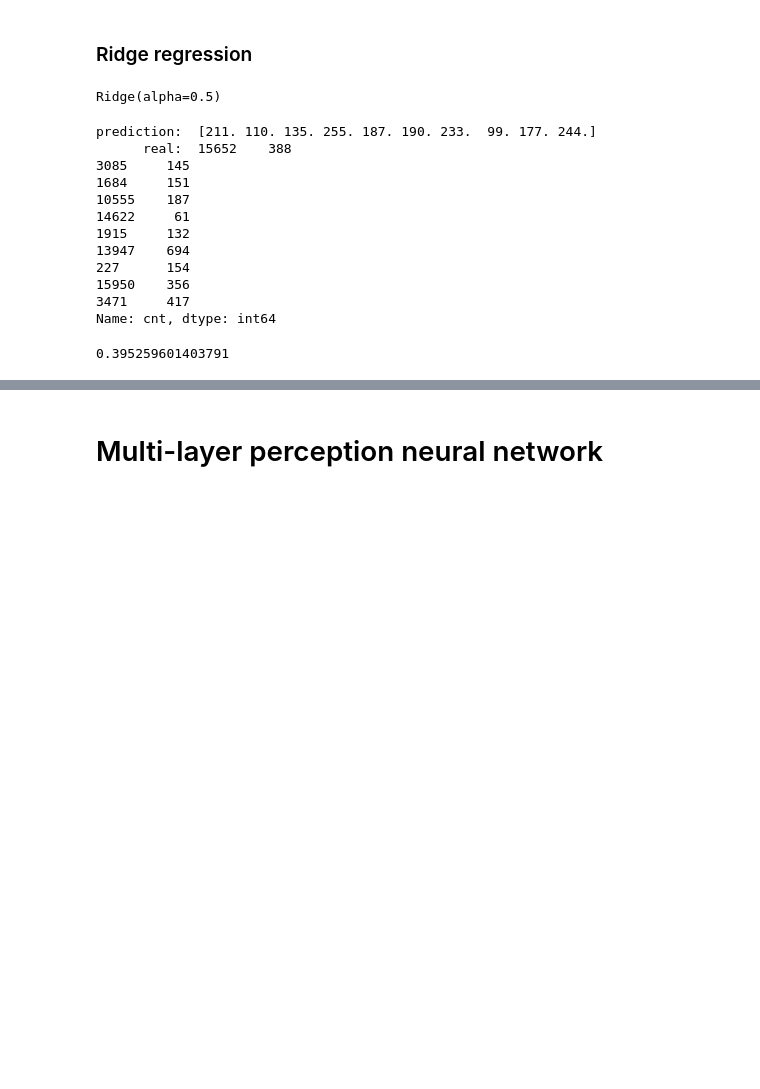
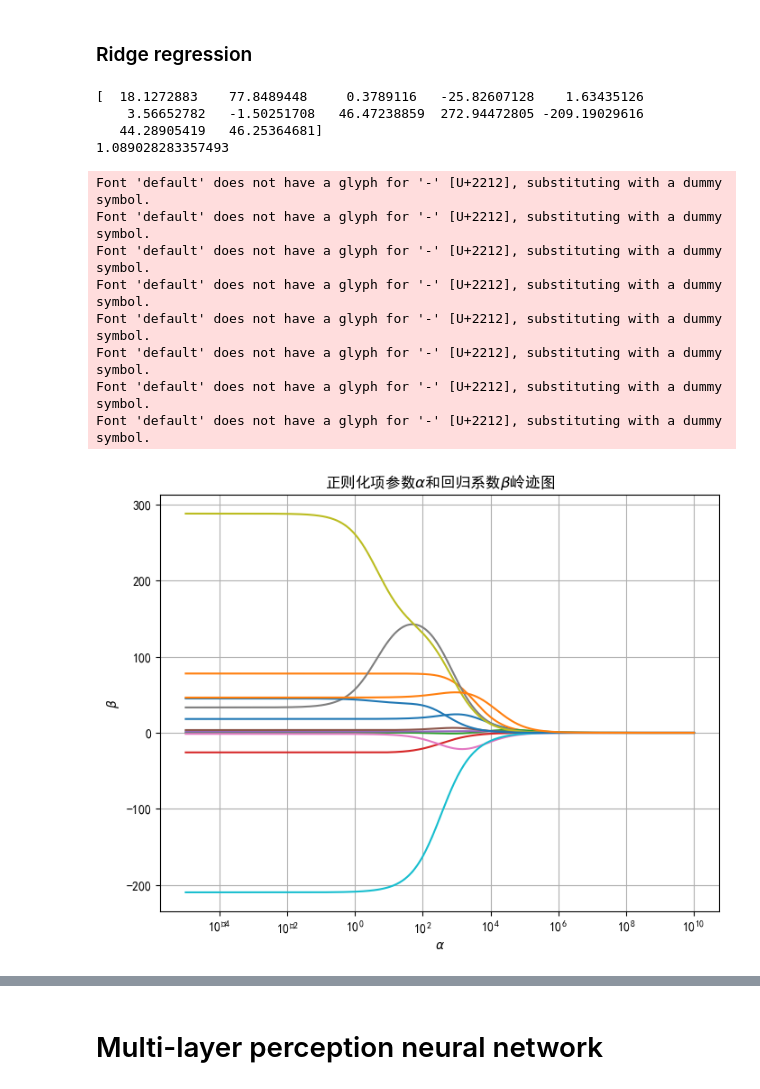
Before and after one commit to losemytoy/Machine-Learning, a Jupyter notebook: Untitled.ipynb, the cells around one changed output, grey strips where cells are left out. Saved outputs shown, nothing was run; the diff lists cells and outputs as text; code cells hidden in the pictures; blank space fills up the shorter version.

```diff
--- a/Untitled.ipynb
+++ b/Untitled.ipynb
@@ -338,29 +317,43 @@ R2: 0.40016136094681787
 ### Ridge regression
 # %%
 from sklearn.linear_model import Ridge
-ridge = Ridge(alpha=.5).fit(X_train,y_train)
-ridge
+ridge = Ridge(alpha=.5)
+ridge.fit(X_train,y_train)
+print(ridge.coef_)
+print(ridge.intercept_)
 # %% [output]
-Ridge(alpha=0.5)
+[  18.1272883    77.8489448     0.3789116   -25.82607128    1.63435126
+    3.56652782   -1.50251708   46.47238859  272.94472805 -209.19029616
+   44.28905419   46.25364681]
+1.089028283357493
-# %%
-ridgePredictions = ridge.predict(X_test)
-np.set_printoptions(suppress=True)
-print("prediction: ", np.round(predictions)[:10])
-print("      real: ", y_test[:10])
-# %% [output]
-prediction:  [211. 110. 135. 255. 187. 190. 233.  99. 177. 244.]
-      real:  15652    388
-3085     145
-1684     151
-10555    187
-14622     61
-1915     132
-13947    694
-227      154
-15950    356
-3471     417
-Name: cnt, dtype: int64
-# %%
-ridge.score(X,y)
-# %% [output]
-0.395259601403791
+# %%
+#设置参数以及训练模型
+alphas = 10**np.linspace(-5, 10, 500)
+betas = []
+for alpha in alphas:
+    rd = Ridge(alpha = alpha)
+    rd.fit(X_train, y_train)
+    betas.append(rd.coef_)
+#绘制岭迹图
+plt.figure(figsize=(8,6))
+plt.plot(alphas, betas)
+#对数据进行对数转换, 便于观察.
+plt.xscale('log')
+#添加网格线
+plt.grid(True)
+#坐标轴适应数据量
+plt.axis('tight')
+plt.title(r'正则化项参数$\alpha$和回归系数$\beta$岭迹图')
+plt.xlabel(r'$\alpha$')
+plt.ylabel(r'$\beta$')
+plt.show()
+# %% [output]
+Font 'default' does not have a glyph for '-' [U+2212], substituting with a dummy symbol.
+Font 'default' does not have a glyph for '-' [U+2212], substituting with a dummy symbol.
+Font 'default' does not have a glyph for '-' [U+2212], substituting with a dummy symbol.
+Font 'default' does not have a glyph for '-' [U+2212], substituting with a dummy symbol.
+Font 'default' does not have a glyph for '-' [U+2212], substituting with a dummy symbol.
+Font 'default' does not have a glyph for '-' [U+2212], substituting with a dummy symbol.
+Font 'default' does not have a glyph for '-' [U+2212], substituting with a dummy symbol.
+Font 'default' does not have a glyph for '-' [U+2212], substituting with a dummy symbol.
+[figure, added]
```
Also changed, not shown: parts of 47 cells of this notebook.
